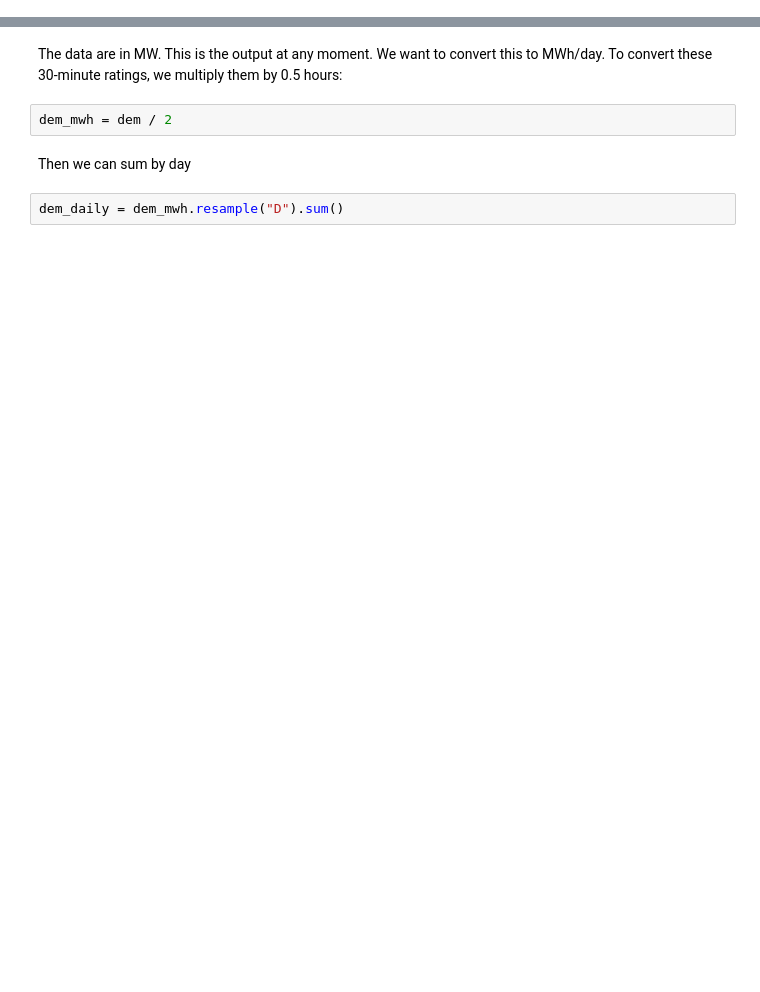
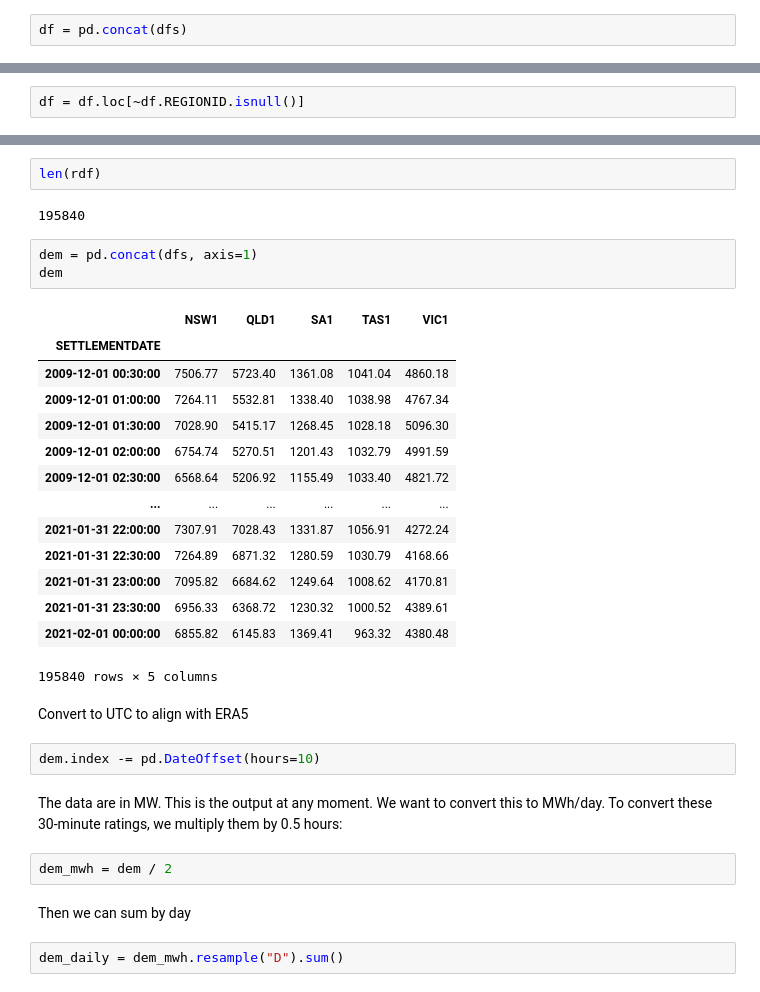
Before and after one commit to dougrichardson/demand_model, a Jupyter notebook: 01_Aus_demand.ipynb, the cells around one changed output, grey strips where cells are left out. Cells and saved outputs as stored; diff of their text form; blank space fills up the shorter version.

```diff
--- a/01_Aus_demand.ipynb
+++ b/01_Aus_demand.ipynb
@@ -98,0 +29,2 @@ Name: QLD1, dtype: float64
+# %%
+df = pd.concat(dfs)
@@ -98,0 +43,2 @@ Name: QLD1, dtype: float64
+# %%
+df = df.loc[~df.REGIONID.isnull()]
@@ -99,3 +87,29 @@ Name: QLD1, dtype: float64
+# %%
+len(rdf)
+# %% [output]
+195840
+# %%
+dem = pd.concat(dfs, axis=1)
+dem
+# %% [output]
+|  | NSW1 | QLD1 | SA1 | TAS1 | VIC1 |
+| SETTLEMENTDATE |  |  |  |  |  |
+| 2009-12-01 00:30:00 | 7506.77 | 5723.40 | 1361.08 | 1041.04 | 4860.18 |
+| 2009-12-01 01:00:00 | 7264.11 | 5532.81 | 1338.40 | 1038.98 | 4767.34 |
+| 2009-12-01 01:30:00 | 7028.90 | 5415.17 | 1268.45 | 1028.18 | 5096.30 |
+| 2009-12-01 02:00:00 | 6754.74 | 5270.51 | 1201.43 | 1032.79 | 4991.59 |
+| 2009-12-01 02:30:00 | 6568.64 | 5206.92 | 1155.49 | 1033.40 | 4821.72 |
+| ... | ... | ... | ... | ... | ... |
+| 2021-01-31 22:00:00 | 7307.91 | 7028.43 | 1331.87 | 1056.91 | 4272.24 |
+| 2021-01-31 22:30:00 | 7264.89 | 6871.32 | 1280.59 | 1030.79 | 4168.66 |
+| 2021-01-31 23:00:00 | 7095.82 | 6684.62 | 1249.64 | 1008.62 | 4170.81 |
+| 2021-01-31 23:30:00 | 6956.33 | 6368.72 | 1230.32 | 1000.52 | 4389.61 |
+| 2021-02-01 00:00:00 | 6855.82 | 6145.83 | 1369.41 | 963.32 | 4380.48 |
+195840 rows × 5 columns
+# %% [markdown]
+Convert to UTC to align with ERA5
+# %%
+dem.index -= pd.DateOffset(hours=10)
 # %% [markdown]
 The data are in MW. This is the output at any moment. We want to convert this to MWh/day. To convert these 30-minute ratings, we multiply them by 0.5 hours:
 # %%
```
Also changed, not shown: parts of 56 cells of this notebook.
